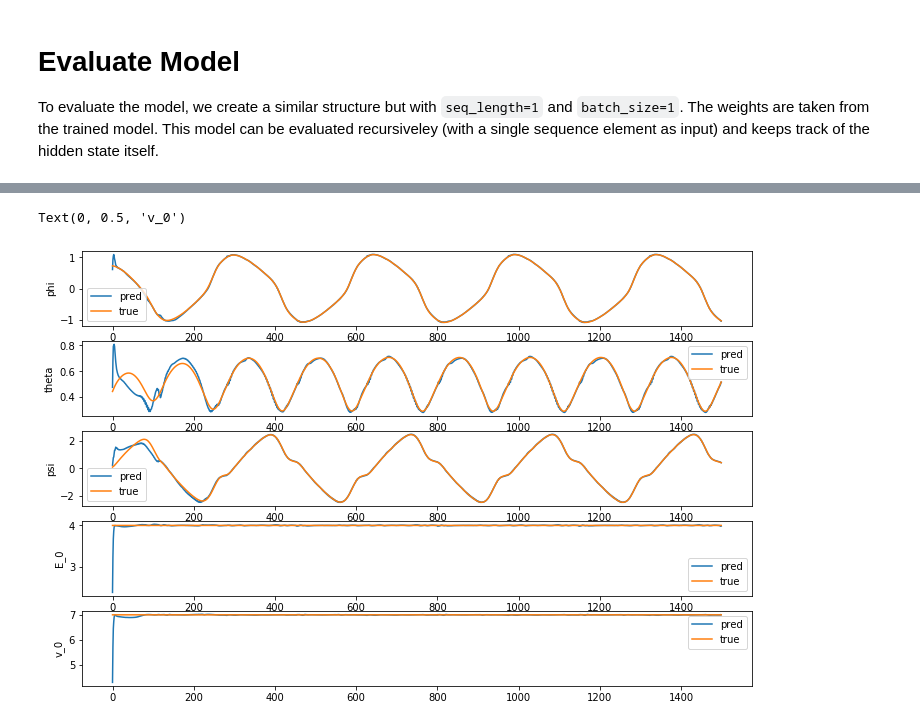
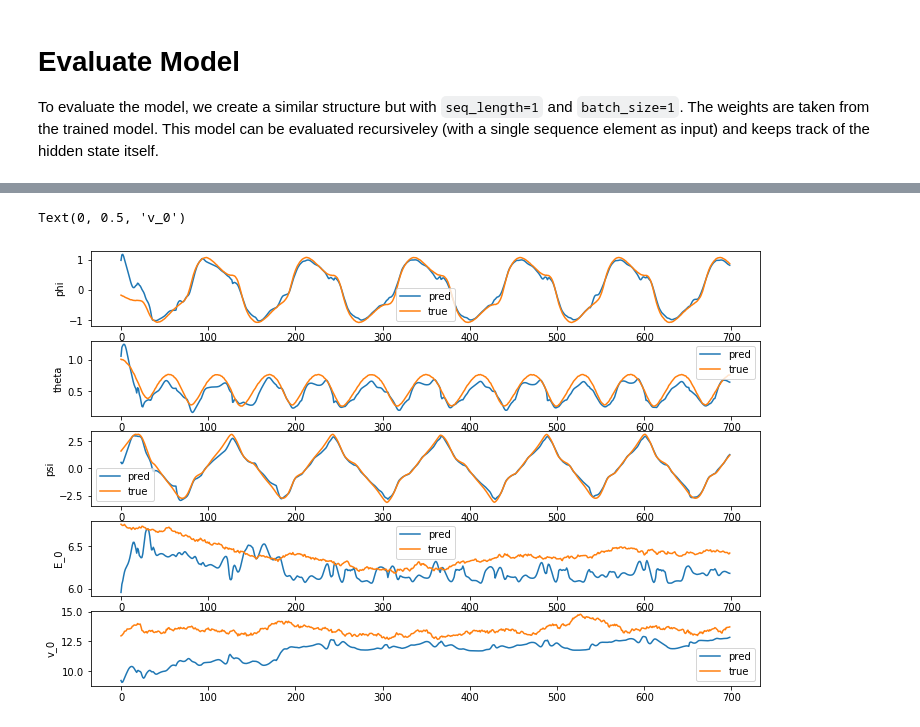
Before and after one commit to 4flixt/2020_MHE_Surrogate, a Jupyter notebook: examples/kite/Prototype_RNN.ipynb, the cells around one changed output, grey strips where cells are left out. Cells and saved outputs as stored; diff of their text form; code cells hidden in the pictures.

```diff
--- a/examples/kite/Prototype_RNN.ipynb
+++ b/examples/kite/Prototype_RNN.ipynb
@@ -101,17 +145,14 @@ def get_model(model_param, nx, ny, batch_size, seq_length, stateful=True, return
     return model
 # %%
 stateful = True
-n_layer = 2  # hidden layer - output layer (linear) is automatically added
+n_layer = 3  # hidden layer - output layer (linear) is automatically added
 model_param = {}
 model_param['RNN_param'] = {}
 model_param['n_units'] = (n_layer) * [40]
-model_param['p_dropout'] = None  # Placeholder. Not yet used.
 model_param['activation'] = (n_layer) * ['tanh']
 
 model_param['RNN_param']['RNN_type'] = 'LSTM'
-model_param['RNN_param']['n_activation'] = 40
-model_param['RNN_param']['recurrent_dropout'] = 0
-model_param['RNN_param']['dropout'] = 0.
+model_param['RNN_param']['n_activation'] = 30
 model_param['RNN_param']['implementation'] = 2
 
 model = get_model(model_param, nx, ny, batch_size=batch_size,
@@ -139,6 +182,6 @@ _________________________________________________________________
 # %%
 cb_reset = keras.callbacks.LambdaCallback(on_epoch_end=model.reset_states())
 
-model.fit(X, Y, callbacks=[cb_reset], batch_size=batch_size,
-          epochs=50, verbose=1, shuffle=not(stateful))
+history = model.fit(X, Y, callbacks=[cb_reset], batch_size=batch_size,
+          epochs=100, verbose=1, shuffle=False)
 # %% [output]
@@ -190,41 +234,43 @@ Non-trainable params: 0
 _________________________________________________________________
 # %%
 model_simple.reset_states()
-test_with = 0
-nn_input_test = nn_input_list[test_with]
+test_with = 3
+nn_input_i = nn_input_test[test_with]
+nn_output_i = nn_output_test[test_with]
 
 
 res = []
 
-for i,in_i in nn_input_test.iterrows():
+for i,in_i in nn_input_i.iterrows():
     rnn_in = in_i.to_numpy().reshape(1,-1)
+    #rnn_in *= (1+0.1*np.random.randn(rnn_in.shape[0]))
     rnn_out = model_simple.predict(rnn_in.reshape(1,1,-1))
     res.append(rnn_out)
 res = np.concatenate(res, axis=0).squeeze()
 # %%
-res_df = pd.DataFrame(res, columns = nn_output.keys())
+res_df = pd.DataFrame(res, columns = nn_output_i.keys())
 # %%
 fig, ax = plt.subplots(5, figsize=(12,8))
 
 res_df.plot(y=['phi'], ax=ax[0], label=['pred'])
-nn_output_df.plot(y=['phi'], ax=ax[0], label=['true'])
+nn_output_i.plot(y=['phi'], ax=ax[0], label=['true'])
 ax[0].set_ylabel('phi')
 
 res_df.plot(y=['theta'], ax=ax[1], label=['pred'])
-nn_output_df.plot(y=['theta'], ax=ax[1], label=['true'])
+nn_output_i.plot(y=['theta'], ax=ax[1], label=['true'])
 ax[1].set_ylabel('theta')
 
 res_df.plot(y=['psi'], ax=ax[2], label=['pred'])
-nn_output_df.plot(y=['psi'], ax=ax[2], label=['true'])
+nn_output_i.plot(y=['psi'], ax=ax[2], label=['true'])
 ax[2].set_ylabel('psi')
 
 res_df.plot(y=['E_0'], ax=ax[3], label=['pred'])
-nn_output_df.plot(y=['E_0'], ax=ax[3], label=['true'])
+nn_output_i.plot(y=['E_0'], ax=ax[3], label=['true'])
 ax[3].set_ylabel('E_0')
 
 res_df.plot(y=['v_0'], ax=ax[4], label=['pred'])
-nn_output_df.plot(y=['v_0'], ax=ax[4], label=['true'])
+nn_output_i.plot(y=['v_0'], ax=ax[4], label=['true'])
 ax[4].set_ylabel('v_0')
 # %% [output]
 Text(0, 0.5, 'v_0')
-[figure, old version]
+[figure, new version]
```
Also changed, not shown: parts of 13 cells of this notebook.
